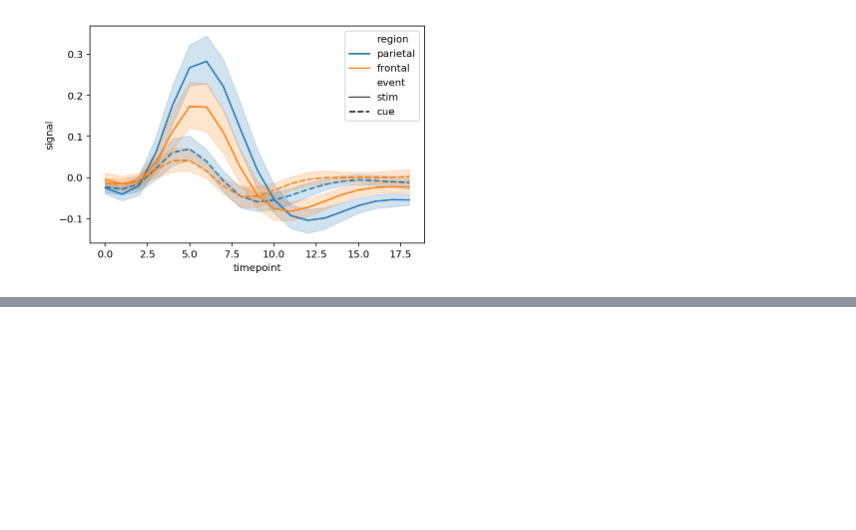
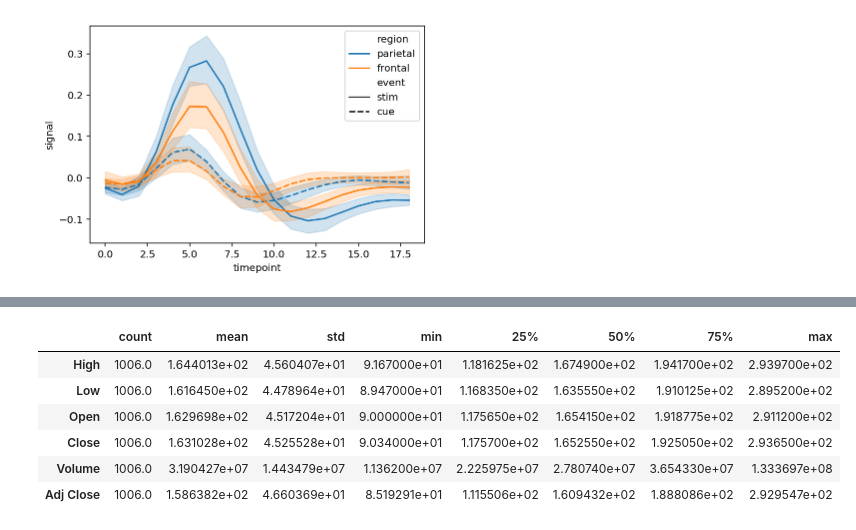
Before and after one commit to bevirgen/Data-Science---Artificial-Intelligence, a Jupyter notebook: 1. Python/2. Dr. M. Vahit Keskin/4. Eda and Visualize Basics/eda.ipynb, the cells around one changed output, grey strips where cells are left out. Drawn from its saved outputs; the diff is of its cells as text; code cells hidden in the pictures; blank space fills up the shorter version.

```diff
--- a/1. Python/2. Dr. M. Vahit Keskin/4. Eda and Visualize Basics/eda.ipynb
+++ b/1. Python/2. Dr. M. Vahit Keskin/4. Eda and Visualize Basics/eda.ipynb
@@ -689,0 +707,10 @@ sns.lineplot(df['timepoint'],
+# %%
+df.describe().T
+# %% [output]
+|  | count | mean | std | min | 25% | 50% | 75% | max |
+| High | 1006.0 | 1.644013e+02 | 4.560407e+01 | 9.167000e+01 | 1.181625e+02 | 1.674900e+02 | 1.941700e+02 | 2.939700e+02 |
+| Low | 1006.0 | 1.616450e+02 | 4.478964e+01 | 8.947000e+01 | 1.168350e+02 | 1.635550e+02 | 1.910125e+02 | 2.895200e+02 |
+| Open | 1006.0 | 1.629698e+02 | 4.517204e+01 | 9.000000e+01 | 1.175650e+02 | 1.654150e+02 | 1.918775e+02 | 2.911200e+02 |
+| Close | 1006.0 | 1.631028e+02 | 4.525528e+01 | 9.034000e+01 | 1.175700e+02 | 1.652550e+02 | 1.925050e+02 | 2.936500e+02 |
+| Volume | 1006.0 | 3.190427e+07 | 1.443479e+07 | 1.136200e+07 | 2.225975e+07 | 2.780740e+07 | 3.654330e+07 | 1.333697e+08 |
+| Adj Close | 1006.0 | 1.586382e+02 | 4.660369e+01 | 8.519291e+01 | 1.115506e+02 | 1.609432e+02 | 1.888086e+02 | 2.929547e+02 |
```
Also changed, not shown: parts of 13 cells of this notebook.
